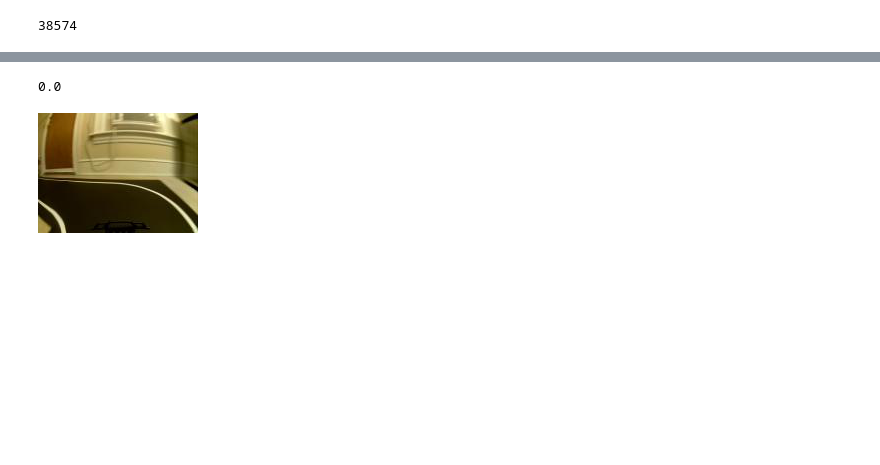
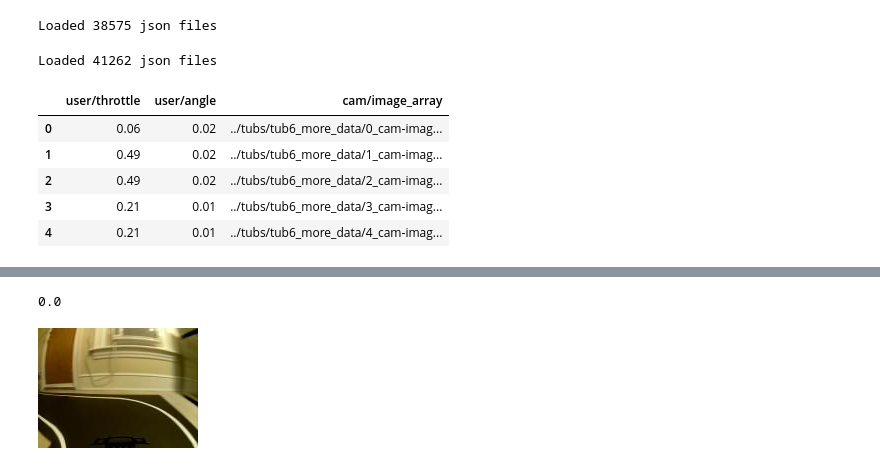
Before and after one commit to Muosvr/mycar, a Jupyter notebook: Donkeycar_Keras.ipynb, the cells around one changed output, grey strips where cells are left out. Saved outputs shown, nothing was run; the diff lists cells and outputs as text; code cells hidden in the pictures; blank space fills up the shorter version.

```diff
--- a/Donkeycar_Keras.ipynb
+++ b/Donkeycar_Keras.ipynb
@@ -42,3 +28,0 @@ meta_json
-# %%
-with open(f'{PATH}/{json_files[1]}', 'r') as f:
-    data = json.load(f)
@@ -75,7 +57,5 @@ def json_to_df(PATH, json_files, max_items=None):
     return df
-# %%
-len(json_files[1:None])
-# %% [output]
-38574
 # %%
-df = json_to_df(PATH, json_files, max_items=None)
+df = df_from_jsons(PATH, max_items=None)
+# %% [output]
+Loaded 38575 json files
@@ -84,3 +62,18 @@ df = pd.read_feather('tmp/df')
+# %%
+#load additional tub
+PATH2 = "../tubs/tub6_more_data"
+df2 = df_from_jsons(PATH2)
+# %% [output]
+Loaded 41262 json files
+# %%
+df2.head()
+# %% [output]
+|  | user/throttle | user/angle | cam/image_array |
+| 0 | 0.06 | 0.02 | ../tubs/tub6_more_data/0_cam-imag... |
+| 1 | 0.49 | 0.02 | ../tubs/tub6_more_data/1_cam-imag... |
+| 2 | 0.49 | 0.02 | ../tubs/tub6_more_data/2_cam-imag... |
+| 3 | 0.21 | 0.01 | ../tubs/tub6_more_data/3_cam-imag... |
+| 4 | 0.21 | 0.01 | ../tubs/tub6_more_data/4_cam-imag... |
 # %%
 df.head()
 # %% [output]
```
Also changed, not shown: parts of 37 cells of this notebook, 7 other files.
